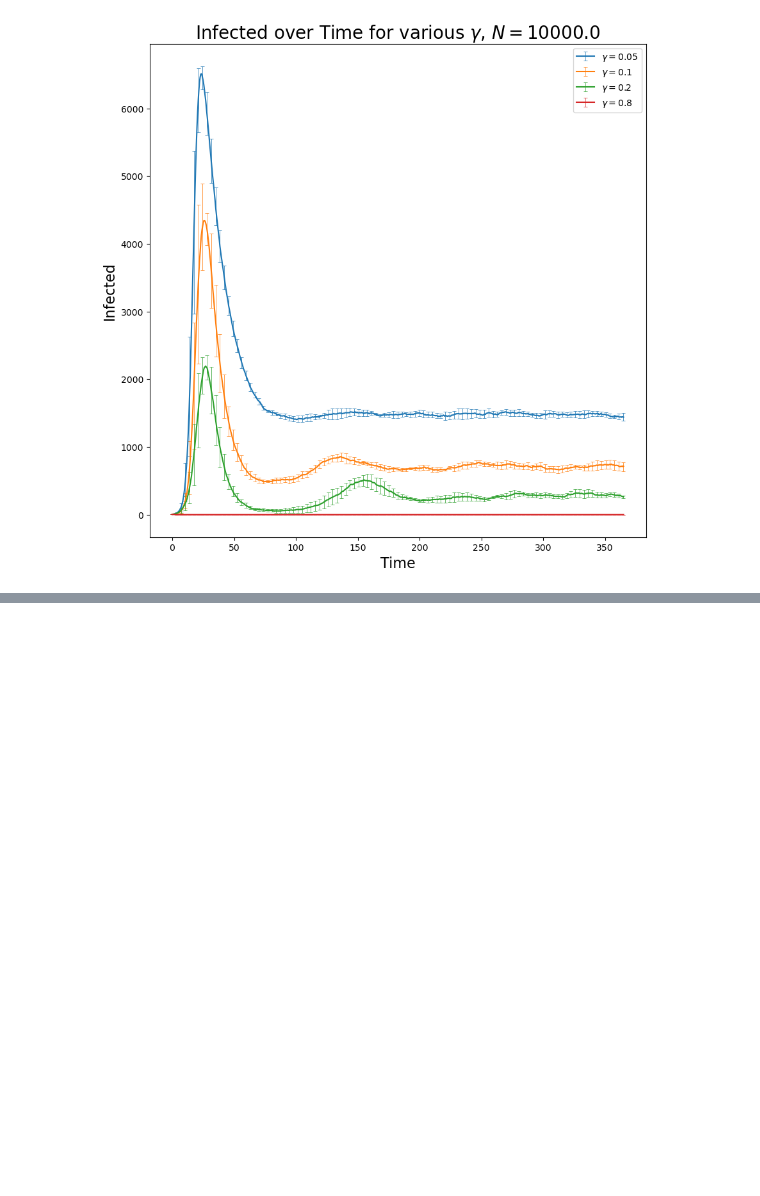
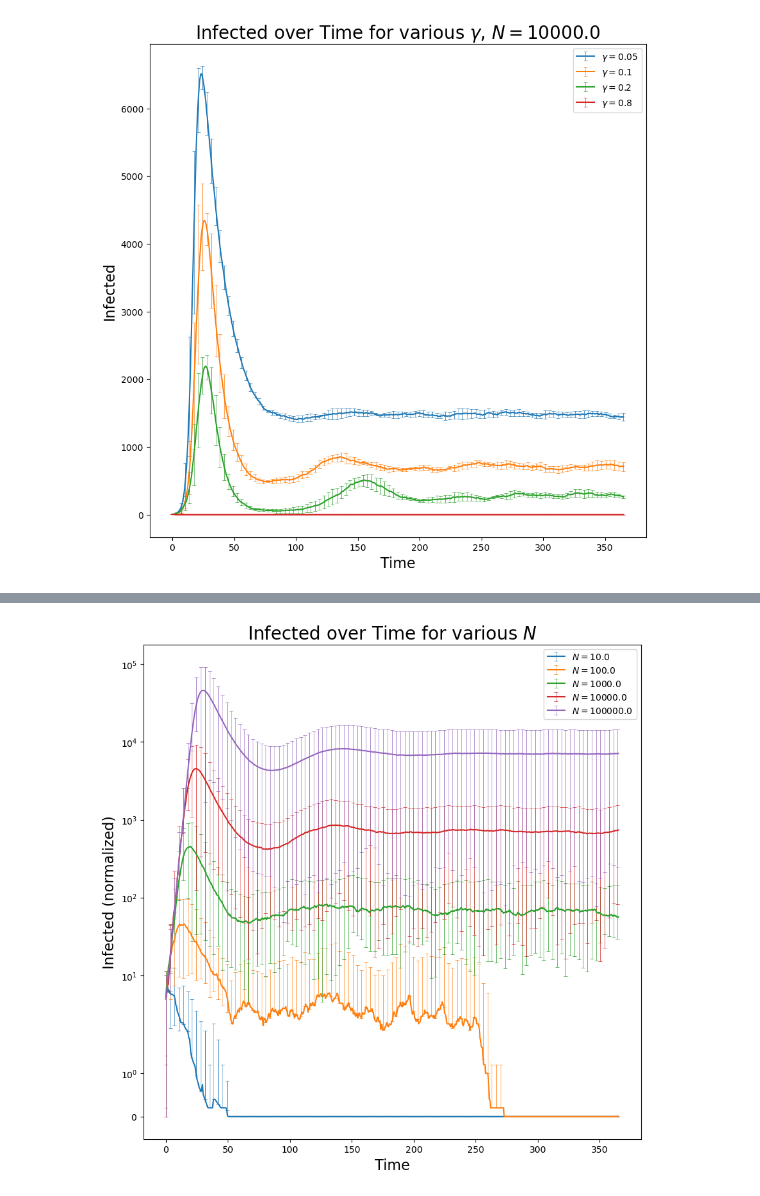
Before and after one commit to kylehtunis/stochastic-modeling, a Jupyter notebook: problem1.ipynb, the cells around one changed output, grey strips where cells are left out. Saved outputs shown, nothing was run; the diff lists cells and outputs as text; code cells hidden in the pictures; blank space fills up the shorter version.

```diff
--- a/problem1.ipynb
+++ b/problem1.ipynb
@@ -413,0 +469,13 @@ plt.show()
+# %%
+plt.figure(figsize=(10, 10))
+plt.yscale('symlog')
+for ex in n_experiments.experiments:
+    mean, minmax = ex.results.mean_and_minmax_infected()
+    plt.errorbar(ex.results.t, mean, yerr=minmax, errorevery=7, capsize=2, elinewidth=0.5, capthick=0.5, label=f"$N={ex.params.population.N()}$")
+plt.xlabel("Time", fontsize=16)
+plt.ylabel("Infected (normalized)", fontsize=16)
+plt.title(f'Infected over Time for various $N$', fontsize=20)
+plt.legend()
+plt.show()
+# %% [output]
+[figure, added]
```
Also changed, not shown: parts of 6 cells of this notebook.
